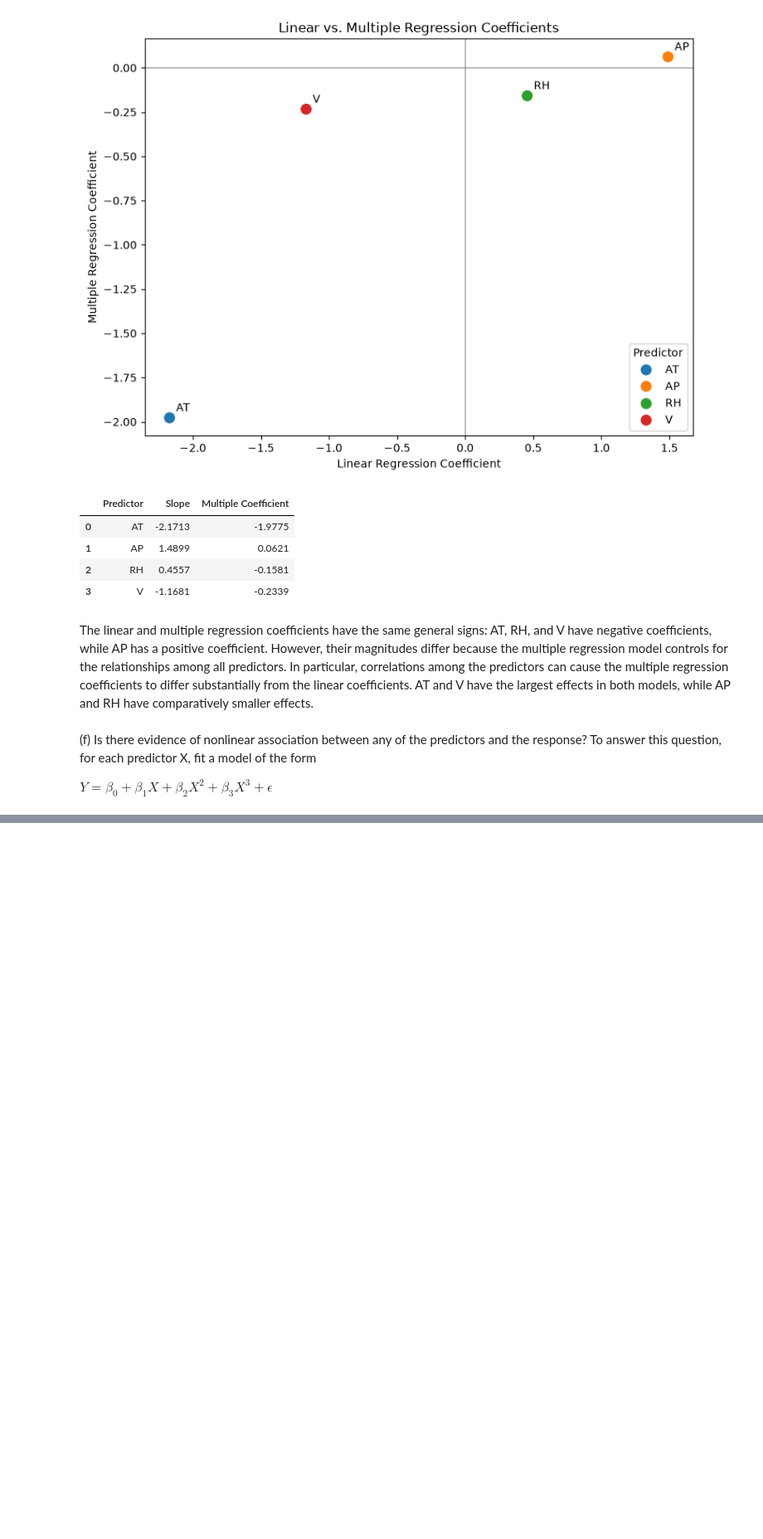
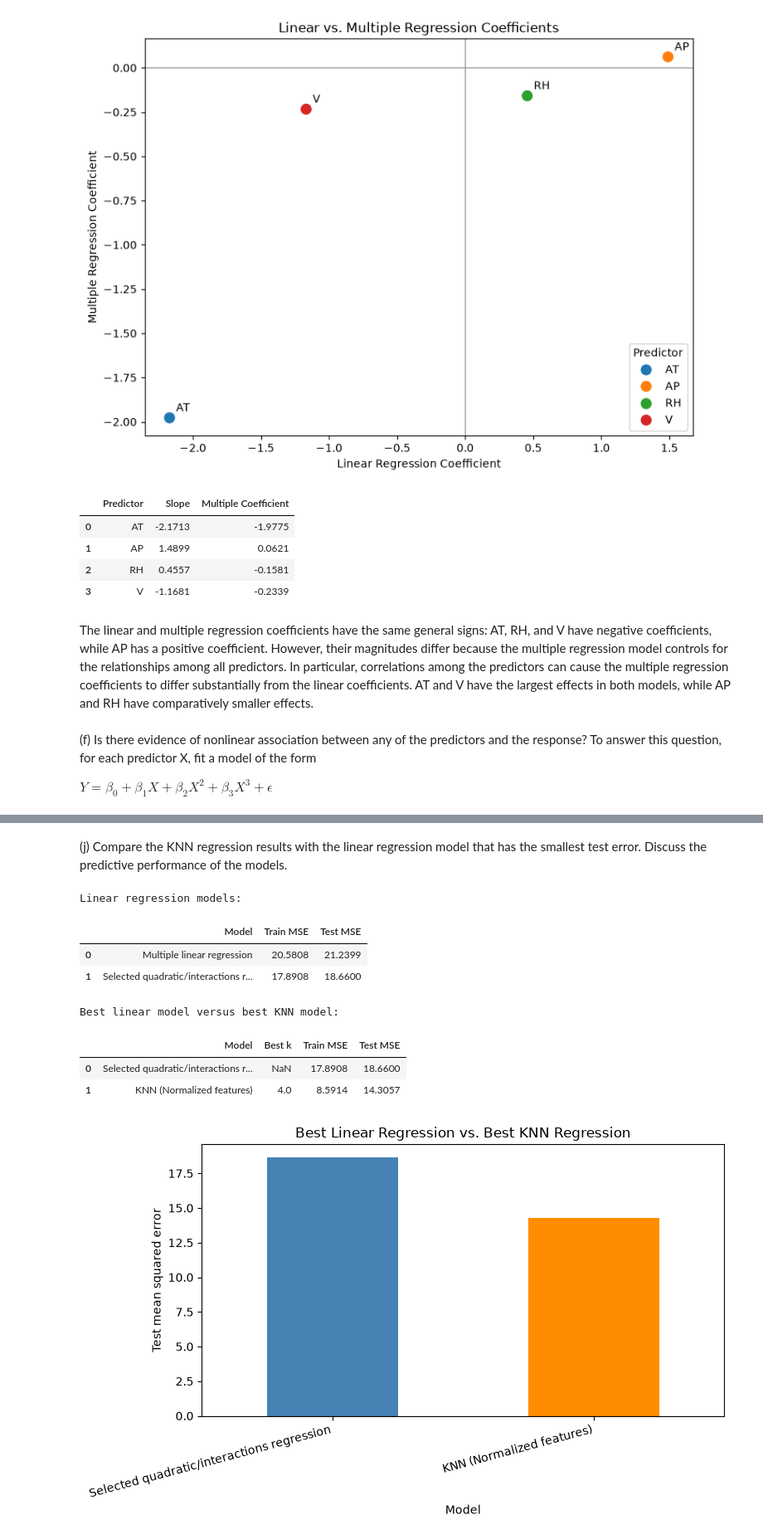
Before and after one commit to prathamaeron/DSCI-552-Assignments, a Jupyter notebook: assignment-02/notebooks/Aggarwal_Pratham_HW2.ipynb, the cells around one changed output, grey strips where cells are left out. Shown at 83% size. Drawn from its saved outputs; the diff is of its cells as text; code cells hidden in the pictures; blank space fills up the shorter version.

```diff
--- a/assignment-02/notebooks/Aggarwal_Pratham_HW2.ipynb
+++ b/assignment-02/notebooks/Aggarwal_Pratham_HW2.ipynb
@@ -222,0 +555,52 @@ $Y = \beta_0 + \beta_1X + \beta_2X^2 + \beta_3X^3 + \epsilon$
+# %% [markdown]
+(j) Compare the KNN regression results with the linear regression model that has the smallest test error. Discuss the predictive performance of the models.
+# %%
+linear_model_results = pd.DataFrame({
+    "Model": [
+        "Multiple linear regression",
+        "Selected quadratic/interactions regression"
+    ],
+    "Train MSE": [linear_train_mse, selected_train_mse],
+    "Test MSE": [linear_test_mse, selected_test_mse]
+})
+
+best_linear = linear_model_results.loc[
+    linear_model_results["Test MSE"].idxmin()
+]
+best_knn = best_knn.loc[best_knn["Test MSE"].idxmin()]
+
+comparison_results = pd.DataFrame({
+    "Model": [best_linear["Model"], f"KNN ({best_knn['Feature set']})"],
+    "Best k": [np.nan, best_knn["k"]],
+    "Train MSE": [best_linear["Train MSE"], best_knn["Train MSE"]],
+    "Test MSE": [best_linear["Test MSE"], best_knn["Test MSE"]]
+})
+
+print("Linear regression models:")
+display(linear_model_results.round(4))
+print("Best linear model versus best KNN model:")
+display(comparison_results.round(4))
+
+comparison_results.plot(
+    x="Model",
+    y="Test MSE",
+    kind="bar",
+    legend=False,
+    figsize=(8, 5),
+    color=["steelblue", "darkorange"]
+)
+plt.ylabel("Test mean squared error")
+plt.title("Best Linear Regression vs. Best KNN Regression")
+plt.xticks(rotation=15, ha="right")
+plt.tight_layout()
+plt.show()
+# %% [output]
+Linear regression models:
+|  | Model | Train MSE | Test MSE |
+| 0 | Multiple linear regression | 20.5808 | 21.2399 |
+| 1 | Selected quadratic/interactions r... | 17.8908 | 18.6600 |
+Best linear model versus best KNN model:
+|  | Model | Best k | Train MSE | Test MSE |
+| 0 | Selected quadratic/interactions r... | NaN | 17.8908 | 18.6600 |
+| 1 | KNN (Normalized features) | 4.0 | 8.5914 | 14.3057 |
+[figure, added]
```
Also changed, not shown: parts of 17 cells of this notebook, 3 other files.
